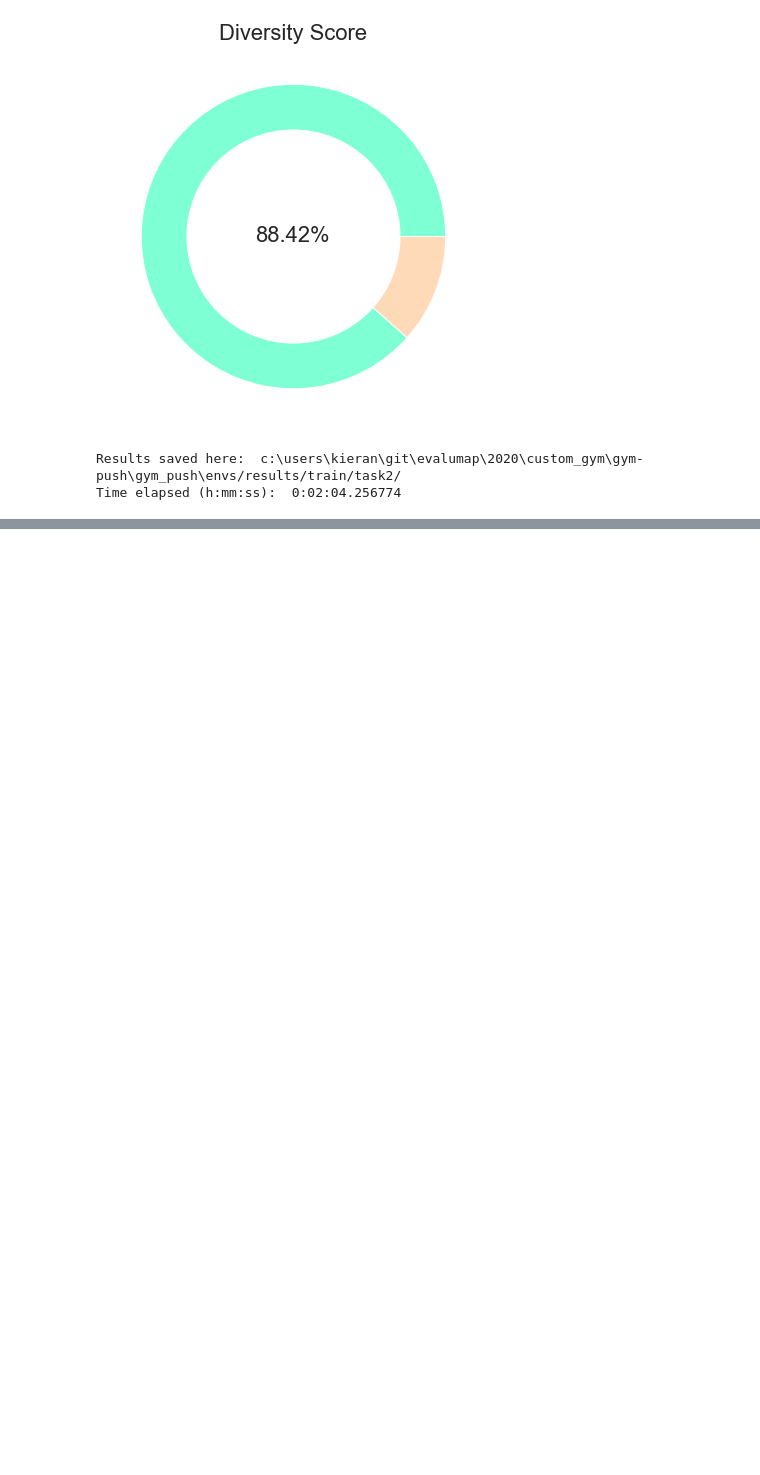
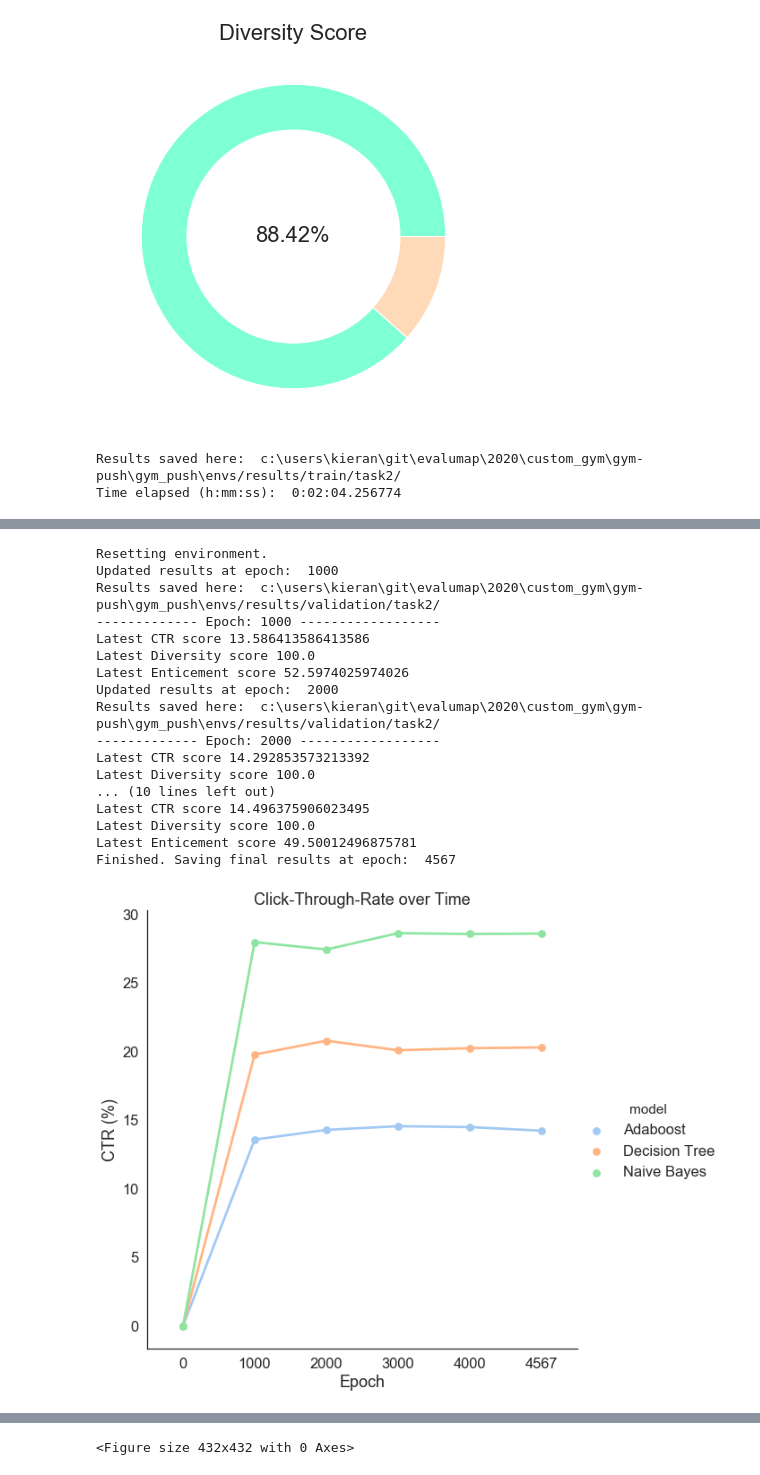
Before and after one commit to kieranfraser/gym-push, a Jupyter notebook: docs/Example_evalumap2-v0.ipynb, the cells around one changed output, grey strips where cells are left out. Drawn from its saved outputs; the diff is of its cells as text; code cells hidden in the pictures; blank space fills up the shorter version.

```diff
--- a/docs/Example_evalumap2-v0.ipynb
+++ b/docs/Example_evalumap2-v0.ipynb
@@ -281,0 +287,40 @@ Time elapsed (h:mm:ss):  0:02:04.256774
+# %%
+start = datetime.now()
+
+context = env.reset(validation=True, verbosity=1000)
+finished = False
+epoch = 0
+
+while not finished:
+    context, engagement, finished, info = env.step(pd.DataFrame([env.action_space.sample()]))
+
+    if epoch%1000==0 and epoch>0:
+        print('------------- Epoch: '+str(epoch)+' ------------------')
+        print('Latest CTR score', info['ctr'][-len(env.models):][0]['ctr_score'])
+        print('Latest Diversity score', info['diversity'][-1]['score'])
+        print('Latest Enticement score', info['enticement'][-1]['score'])
+
+    epoch += 1
+
+end = datetime.now()
+time_taken = end - start
+print('Time elapsed (h:mm:ss): ', time_taken)
+# %% [output]
+Resetting environment.
+Updated results at epoch:  1000
+Results saved here:  c:\users\kieran\git\evalumap\2020\custom_gym\gym-push\gym_push\envs/results/validation/task2/
+------------- Epoch: 1000 ------------------
+Latest CTR score 13.586413586413586
+Latest Diversity score 100.0
+Latest Enticement score 52.5974025974026
+Updated results at epoch:  2000
+Results saved here:  c:\users\kieran\git\evalumap\2020\custom_gym\gym-push\gym_push\envs/results/validation/task2/
+------------- Epoch: 2000 ------------------
+Latest CTR score 14.292853573213392
+Latest Diversity score 100.0
+... (10 lines left out)
+Latest CTR score 14.496375906023495
+Latest Diversity score 100.0
+Latest Enticement score 49.50012496875781
+Finished. Saving final results at epoch:  4567
+[figure, added]
@@ -281,0 +329 @@ Time elapsed (h:mm:ss):  0:02:04.256774
+<Figure size 432x432 with 0 Axes>
```
Also changed, not shown: parts of 2 cells of this notebook, 21 other files.
